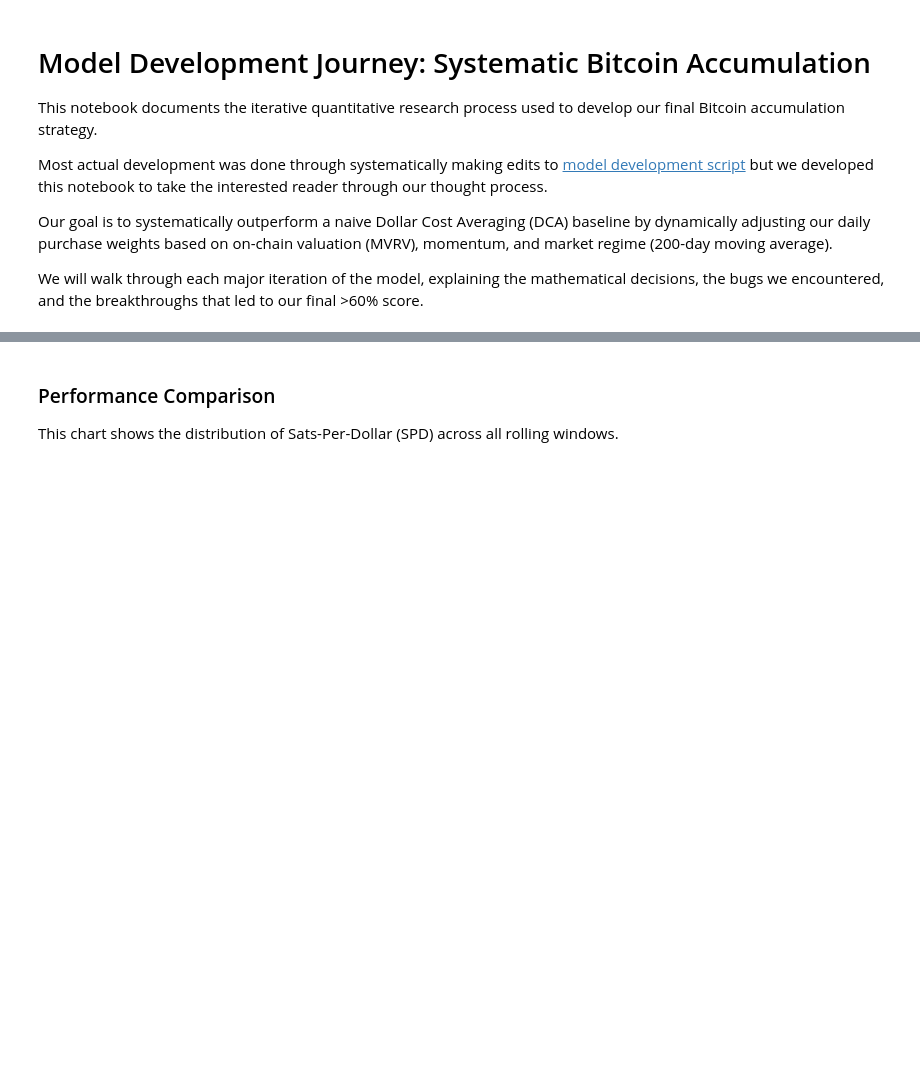
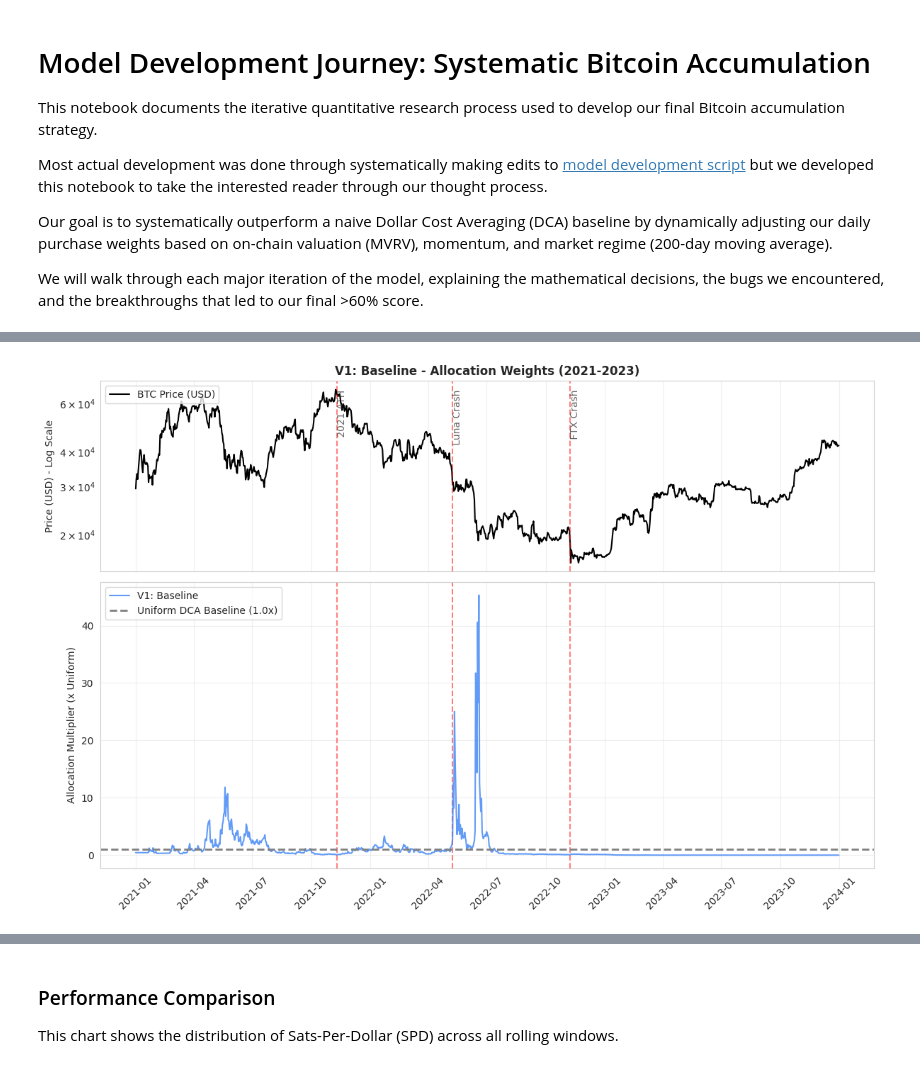
Before and after one commit to dlgoebel/bitcoin-analytics-capstone-template, a Jupyter notebook: final_model/Model_Development_Journey.ipynb, the cells around one changed output, grey strips where cells are left out. Cells and saved outputs as stored; diff of their text form; code cells hidden in the pictures; blank space fills up the shorter version.

```diff
--- a/final_model/Model_Development_Journey.ipynb
+++ b/final_model/Model_Development_Journey.ipynb
@@ -251,16 +10,0 @@ Our initial model relied primarily on the MVRV Z-score and basic return momentum
-# %%
-def multiplier_v1(z, r30, r1y, v, pma, g, f):
-    # Simple MVRV + Momentum
-    mvrv_signal = -z
-    mvrv_boost = np.where(z < -1.5, (z + 1.5)**2, 0)
-    mom_signal = (r30 * 1.5) + (r1y * 0.25)
-
-    combined = ((mvrv_signal + mvrv_boost) * 0.75) + (mom_signal * 0.25)
-
-    dampener = np.where(v > 0.8, 1.0 - 0.4 * ((v - 0.8) / 0.2), 1.0)
-
-    adjustment = np.clip(combined * 3.5, -4, 10)
-    multiplier = np.exp(adjustment) * dampener
-    return np.where(np.isfinite(multiplier), multiplier, 1.0)
-
-df_spd_v1 = evaluate_model(multiplier_v1, "V1: Baseline")
@@ -387,0 +426,15 @@ create_cumulative_performance(df_spd_v4, str(output_dir))
+# %%
+def multiplier_v1(z, r30, r1y, v, pma, g, a, f):
+    mvrv_signal = -z
+    mvrv_boost = np.where(z < -1.5, (z + 1.5)**2, 0)
+    mom_signal = (r30 * 1.5) + (r1y * 0.25)
+
+    combined = ((mvrv_signal + mvrv_boost) * 0.75) + (mom_signal * 0.25)
+
+    dampener = np.where(v > 0.8, 1.0 - 0.4 * ((v - 0.8) / 0.2), 1.0)
+
+    adjustment = np.clip(combined * 3.5, -4, 10)
+    multiplier = np.exp(adjustment) * dampener
+    return np.where(np.isfinite(multiplier), multiplier, 1.0)
+
+df_spd_v1, metrics_v1 = evaluate_model(multiplier_v1, "V1: Baseline", "v1_baseline")
@@ -387,0 +452,4 @@ create_cumulative_performance(df_spd_v4, str(output_dir))
+# %%
+display(SVG(filename="output_notebook/v1_baseline/metrics_summary.svg"))
+plot_model_weights(multiplier_v1, "V1: Baseline", "v1_baseline", color="#3b82f6")
+# %% [output]
@@ -387,0 +457 @@ create_cumulative_performance(df_spd_v4, str(output_dir))
+[figure, added]
```
Also changed, not shown: parts of 49 cells of this notebook, 21 other files.
